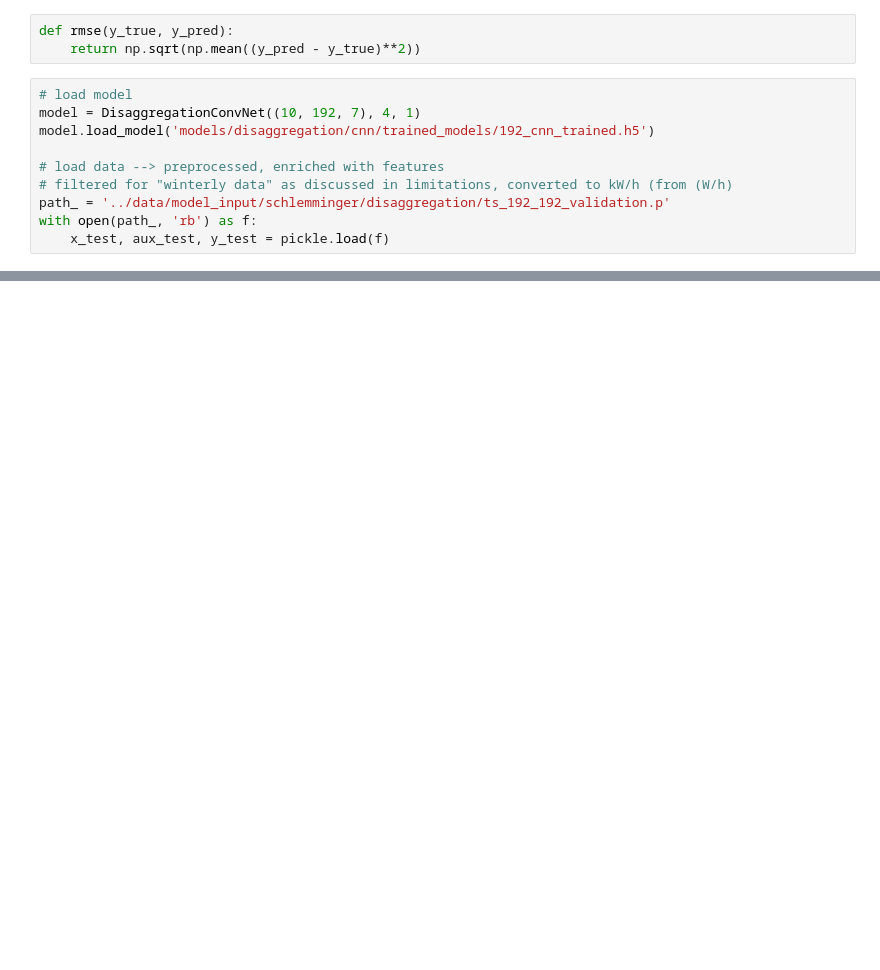
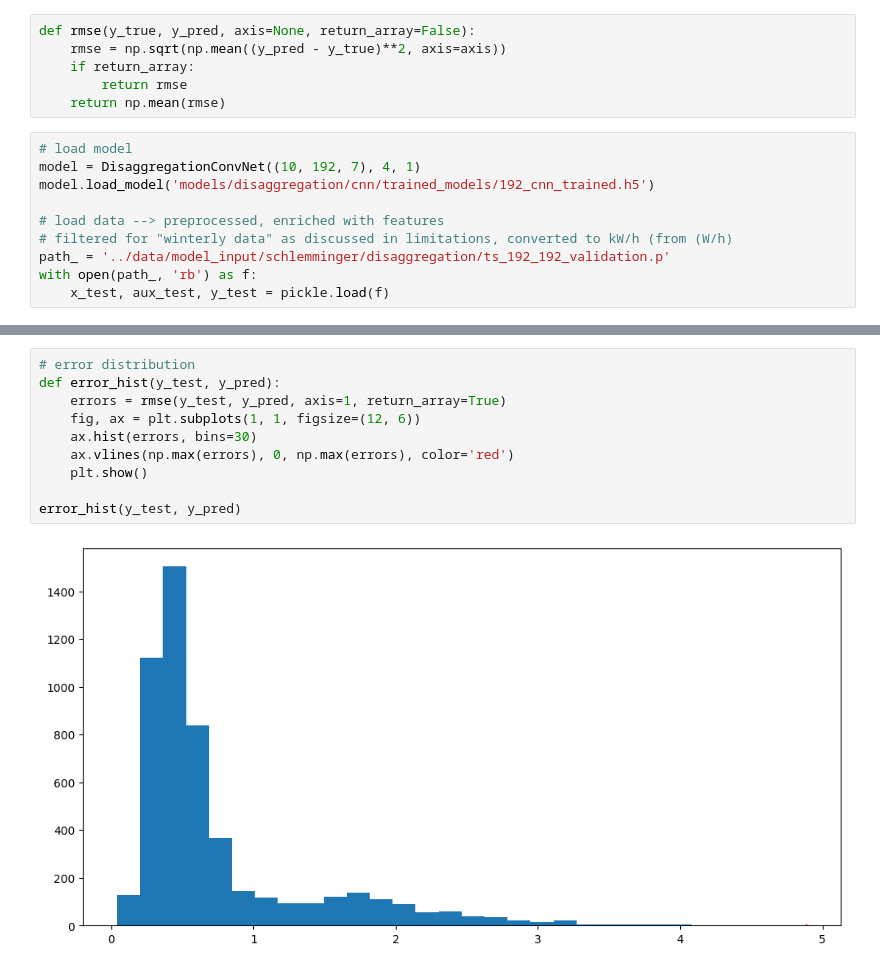
Before and after one commit to oliviergisiger/hp-detection-disaggregation-in-smd, a Jupyter notebook: app/schlemminger_data.ipynb, the cells around one changed output, grey strips where cells are left out. Saved outputs shown, nothing was run; the diff lists cells and outputs as text; blank space fills up the shorter version.

```diff
--- a/app/schlemminger_data.ipynb
+++ b/app/schlemminger_data.ipynb
@@ -6,8 +6,11 @@ import matplotlib.pyplot as plt
 from models.disaggregation.dataloader import DisaggregationDataLoader
 from models.disaggregation.cnn.model import DisaggregationConvNet
 # %%
-def rmse(y_true, y_pred):
-    return np.sqrt(np.mean((y_pred - y_true)**2))
+def rmse(y_true, y_pred, axis=None, return_array=False):
+    rmse = np.sqrt(np.mean((y_pred - y_true)**2, axis=axis))
+    if return_array:
+        return rmse
+    return np.mean(rmse)
 # %%
 # load model
 model = DisaggregationConvNet((10, 192, 7), 4, 1)
@@ -43,0 +47,12 @@ vis_obs(np.random.randint(y_pred.shape[0]))
+# %%
+# error distribution
+def error_hist(y_test, y_pred):
+    errors = rmse(y_test, y_pred, axis=1, return_array=True)
+    fig, ax = plt.subplots(1, 1, figsize=(12, 6))
+    ax.hist(errors, bins=30)
+    ax.vlines(np.max(errors), 0, np.max(errors), color='red')
+    plt.show()
+
+error_hist(y_test, y_pred)
+# %% [output]
+[figure, added]
```
Also changed, not shown: parts of 3 cells of this notebook.
